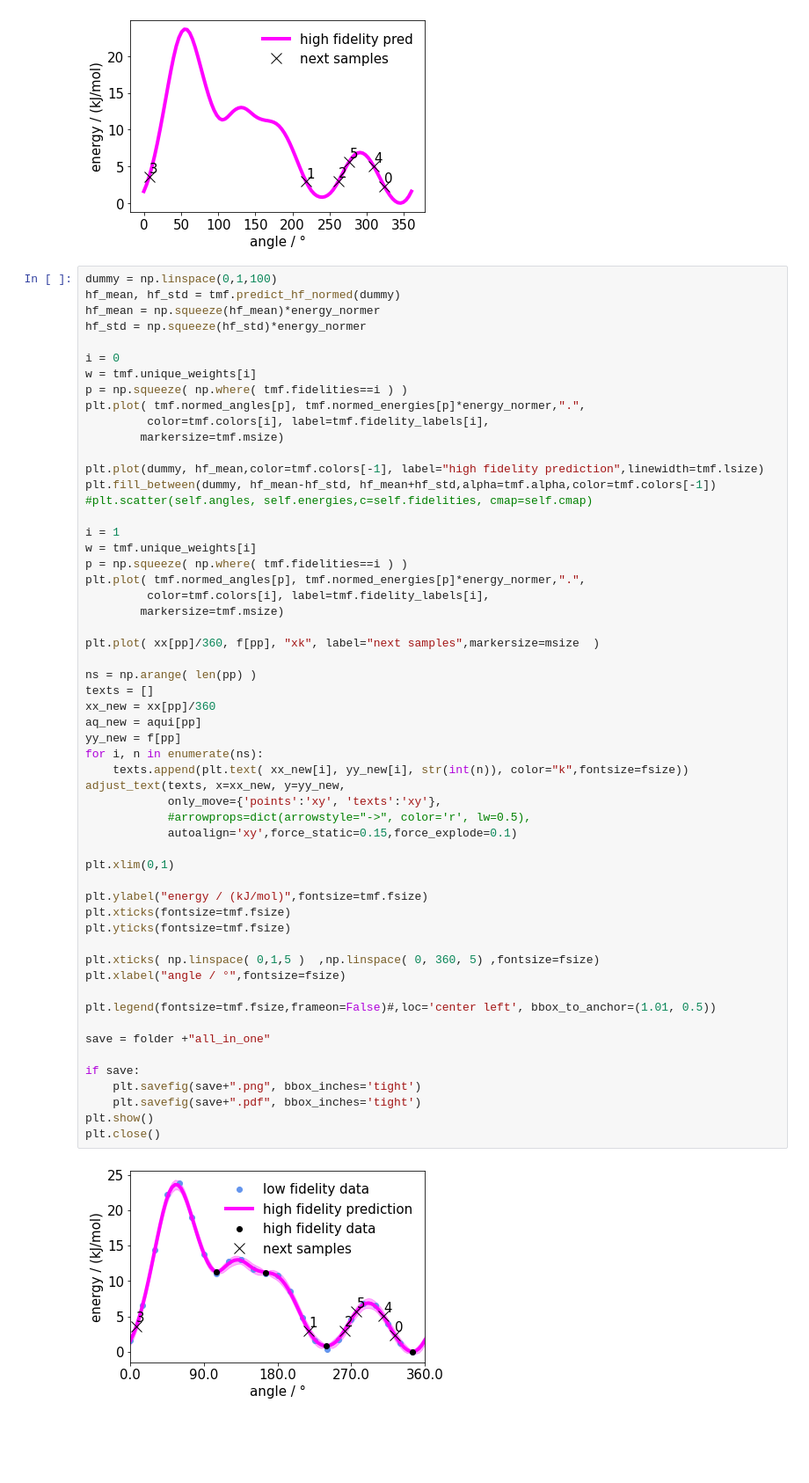
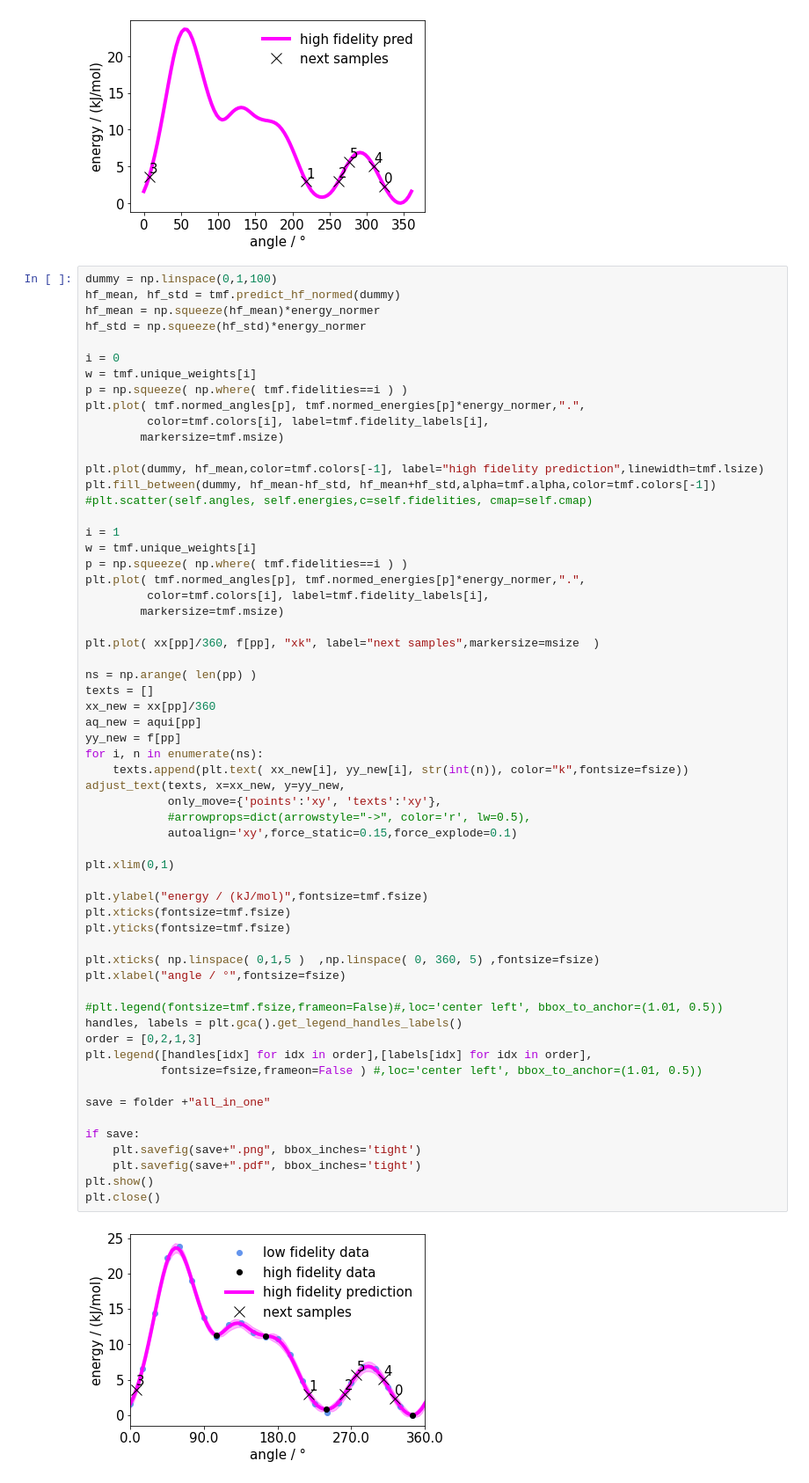
Before and after one commit to maxfleck/tamkintools-multi-fidelity-bayesian, a Jupyter notebook: DMM_R3H+CH3/ThermoAcquisitionMF_TS_scan2.ipynb, the cells around one changed output. Shown at 88% size. Saved outputs shown, nothing was run; the diff lists cells and outputs as text; blank space fills up the shorter version.

Commit message:
PI plots

```diff
--- a/DMM_R3H+CH3/ThermoAcquisitionMF_TS_scan2.ipynb
+++ b/DMM_R3H+CH3/ThermoAcquisitionMF_TS_scan2.ipynb
@@ -308,32 +308,36 @@ plt.plot( xx[pp]/360, f[pp], "xk", label="next samples",markersize=msize  )
 ns = np.arange( len(pp) )
 texts = []
 xx_new = xx[pp]/360
 aq_new = aqui[pp]
 yy_new = f[pp]
 for i, n in enumerate(ns):
     texts.append(plt.text( xx_new[i], yy_new[i], str(int(n)), color="k",fontsize=fsize))
 adjust_text(texts, x=xx_new, y=yy_new,
             only_move={'points':'xy', 'texts':'xy'},
             #arrowprops=dict(arrowstyle="->", color='r', lw=0.5),
             autoalign='xy',force_static=0.15,force_explode=0.1)
 
 plt.xlim(0,1)
 
 plt.ylabel("energy / (kJ/mol)",fontsize=tmf.fsize)
 plt.xticks(fontsize=tmf.fsize)
 plt.yticks(fontsize=tmf.fsize)
 
 plt.xticks( np.linspace( 0,1,5 )  ,np.linspace( 0, 360, 5) ,fontsize=fsize)
 plt.xlabel("angle / °",fontsize=fsize)
 
-plt.legend(fontsize=tmf.fsize,frameon=False)#,loc='center left', bbox_to_anchor=(1.01, 0.5))
+#plt.legend(fontsize=tmf.fsize,frameon=False)#,loc='center left', bbox_to_anchor=(1.01, 0.5))
+handles, labels = plt.gca().get_legend_handles_labels()
+order = [0,2,1,3]
+plt.legend([handles[idx] for idx in order],[labels[idx] for idx in order],
+           fontsize=fsize,frameon=False ) #,loc='center left', bbox_to_anchor=(1.01, 0.5))
 
 save = folder +"all_in_one"
 
 if save:
     plt.savefig(save+".png", bbox_inches='tight')
     plt.savefig(save+".pdf", bbox_inches='tight')
 plt.show()
 plt.close()
 # %% [output]
-[figure, old version]
+[figure, new version]
```
Also changed, not shown: parts of 2 cells of this notebook, 6 other files.
